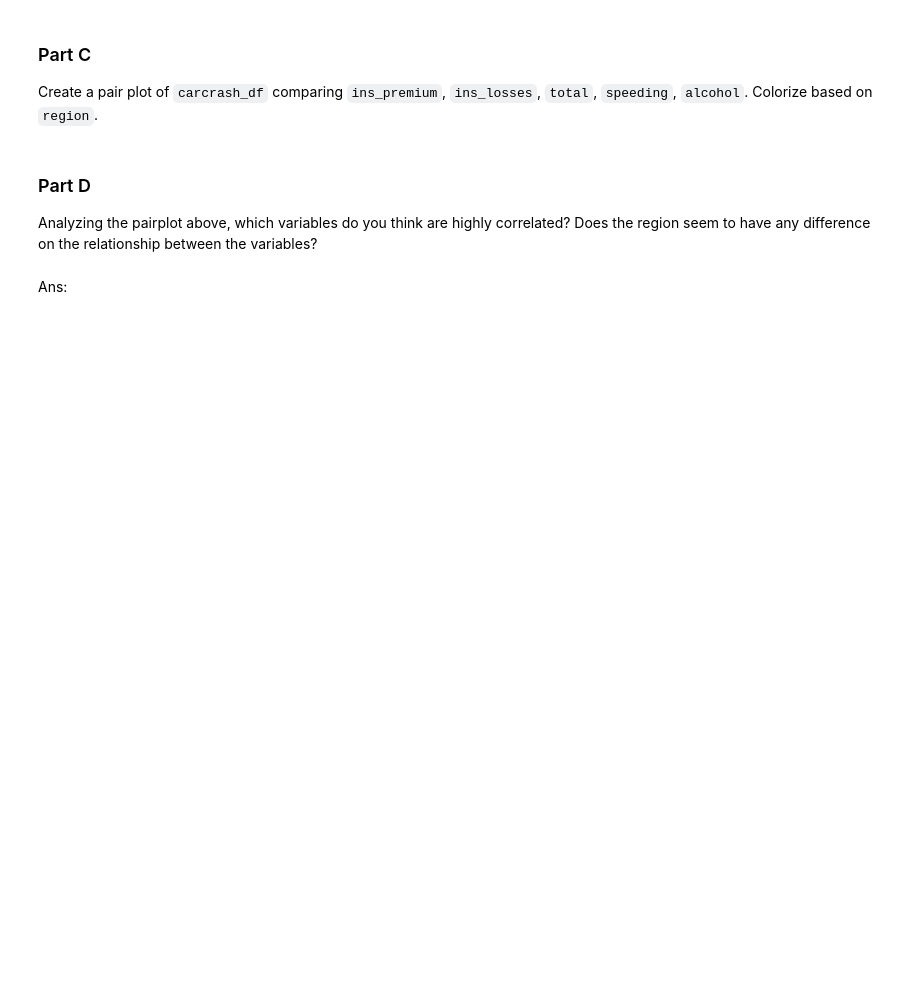
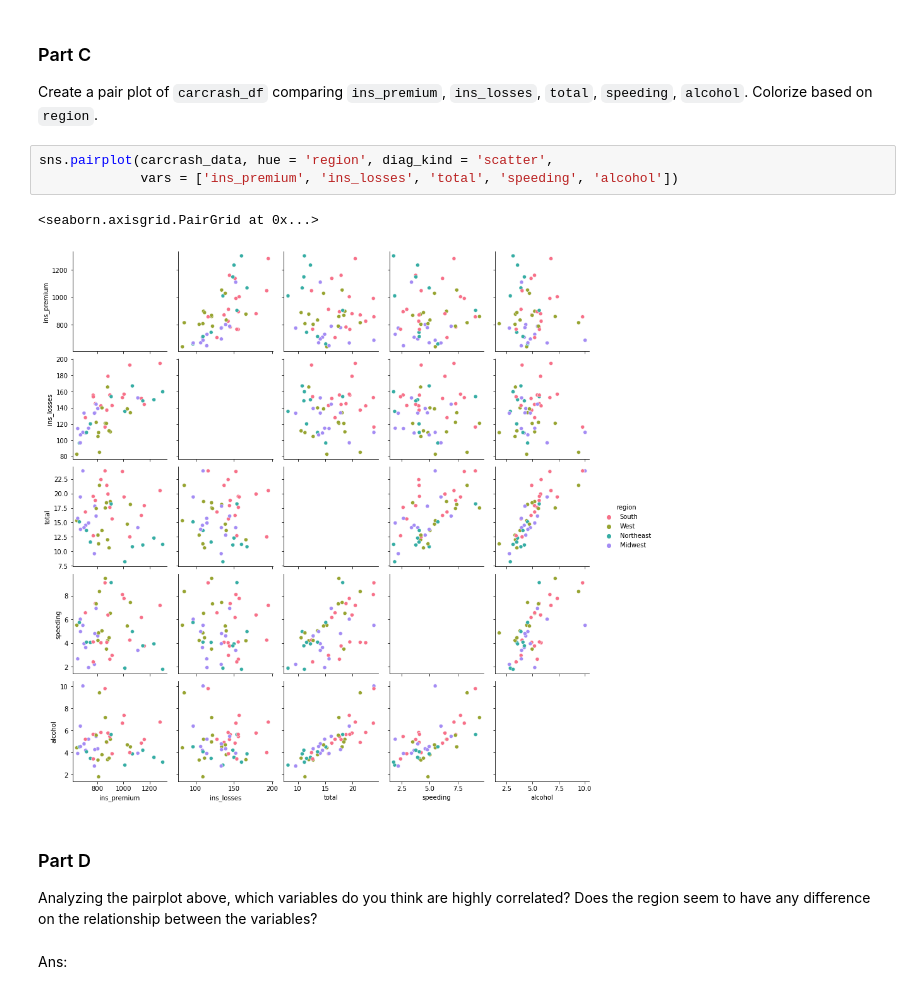
Before and after one commit to mikayla-eckelcifrese/JupyterLabRepository, a Jupyter notebook: lab4.ipynb, the cells around one changed output. Drawn from its saved outputs; the diff is of its cells as text; blank space fills up the shorter version.

```diff
--- a/lab4.ipynb
+++ b/lab4.ipynb
@@ -167,6 +192,12 @@ Graph facetted histograms based on `ins_losses` variable.  Include 10 bins and c
 ### Part C
 
 Create a pair plot of `carcrash_df` comparing `ins_premium`, `ins_losses`, `total`, `speeding`, `alcohol`.  Colorize based on `region`.
+# %%
+sns.pairplot(carcrash_data, hue = 'region', diag_kind = 'scatter',
+             vars = ['ins_premium', 'ins_losses', 'total', 'speeding', 'alcohol'])
+# %% [output]
+<seaborn.axisgrid.PairGrid at 0x...>
+[figure, added]
 # %% [markdown]
 ### Part D
 
```
Also changed, not shown: parts of 17 cells of this notebook.
